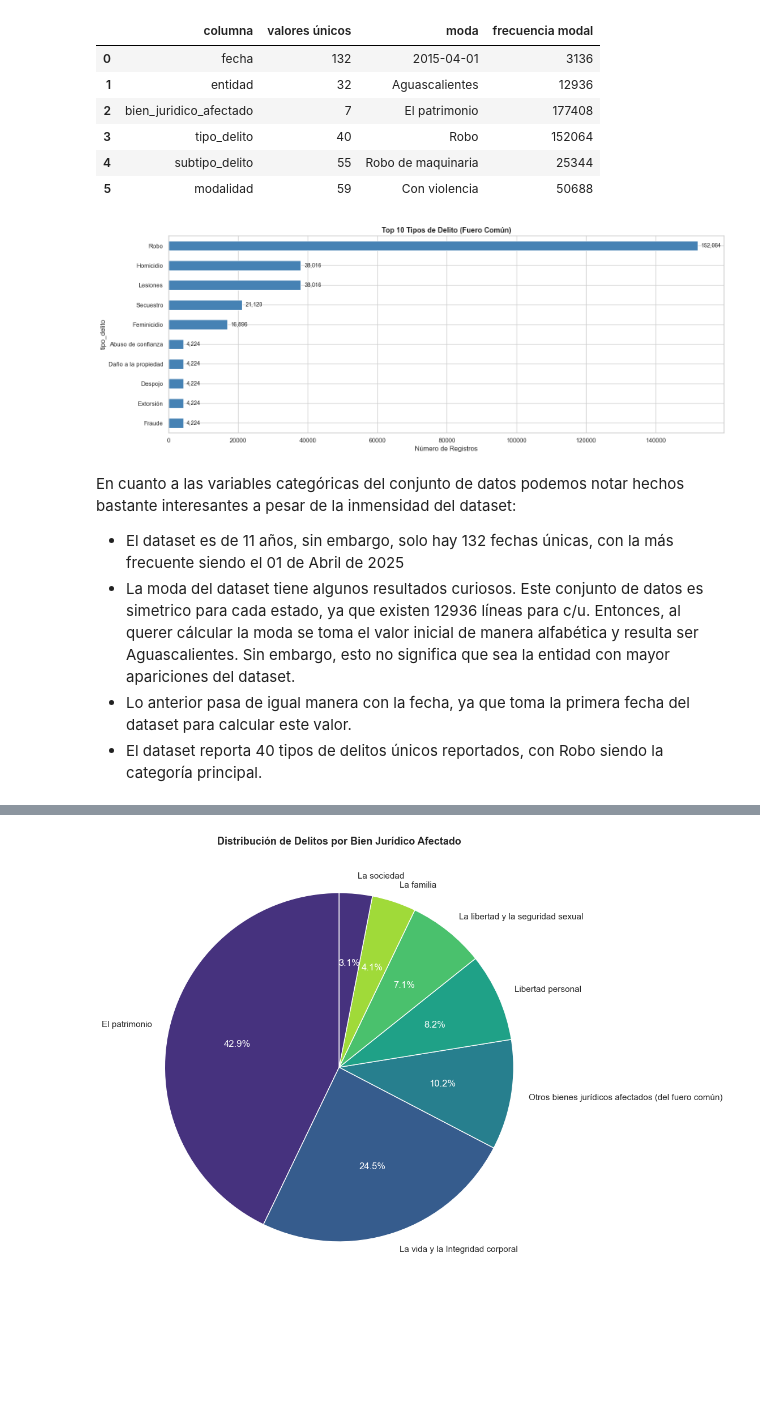
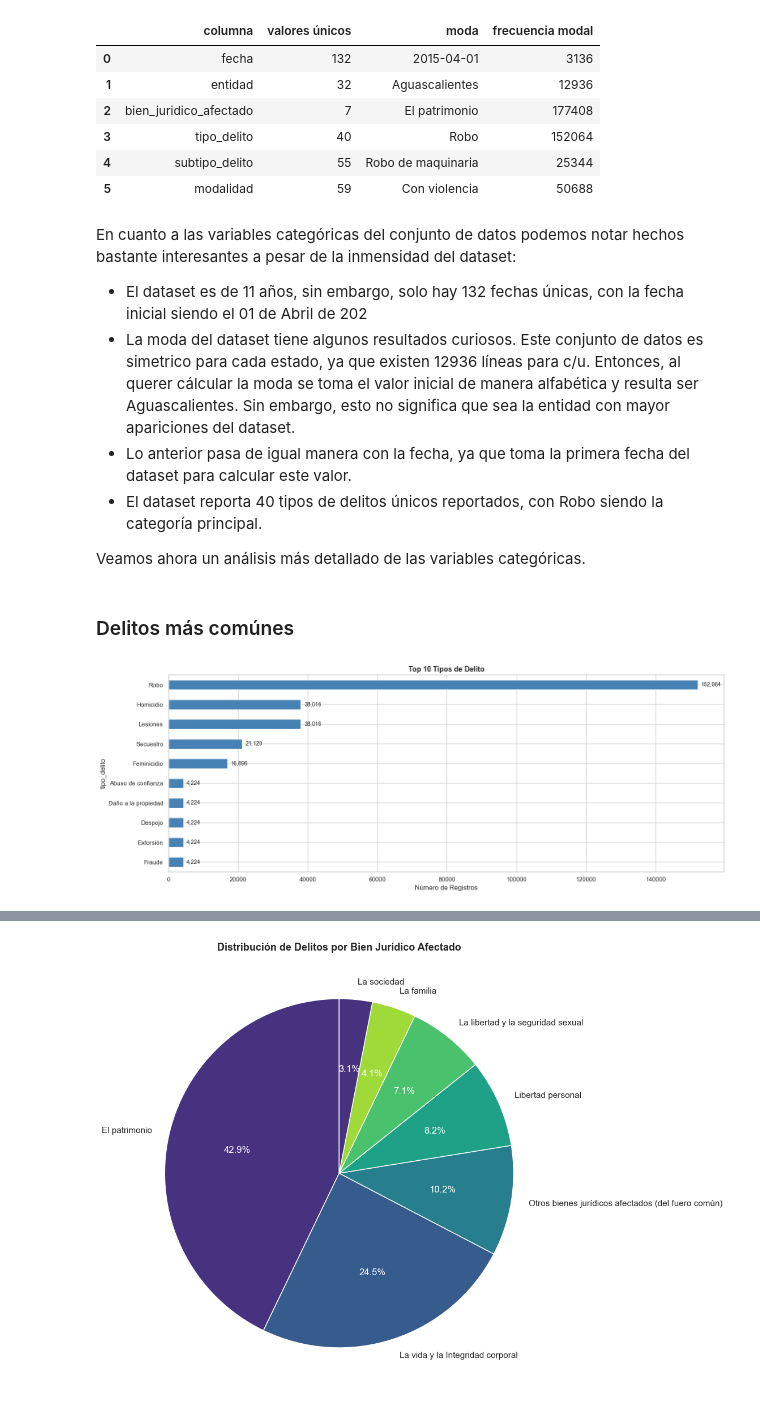
Before and after one commit to wallsified/proyecto-final-aymdd, a Jupyter notebook: notebooks/eda.ipynb, the cells around one changed output, grey strips where cells are left out. Saved outputs shown, nothing was run; the diff lists cells and outputs as text; code cells hidden in the pictures; blank space fills up the shorter version.

```diff
--- a/notebooks/eda.ipynb
+++ b/notebooks/eda.ipynb
@@ -114,26 +154,30 @@ stats.categorical_stats()
 | 3 | tipo_delito | 40 | Robo | 152064 |
 | 4 | subtipo_delito | 55 | Robo de maquinaria | 25344 |
 | 5 | modalidad | 59 | Con violencia | 50688 |
-# %%
-crime_counts = dataframe["tipo_delito"].value_counts().head(10)
-
-fig, ax = plt.subplots(figsize=(16, 6))
-crime_counts.plot(kind="barh", ax=ax, color="steelblue")
-ax.set_title("Top 10 Tipos de Delito (Fuero Común)", fontsize=13, fontweight="bold")
-ax.set_xlabel("Número de Registros")
-ax.invert_yaxis()
-
-# Añade valores en las barras
-for i, v in enumerate(crime_counts.values):
-    ax.text(v + 1000, i, f"{v:,}", va="center", fontsize=10)
-
-plt.tight_layout()
-plt.show()
-# %% [output]
-[figure, old version]
 # %% [markdown]
 En cuanto a las variables categóricas del conjunto de datos podemos notar hechos bastante interesantes a pesar de la inmensidad del dataset:
-- El dataset es de 11 años, sin embargo, solo hay 132 fechas únicas, con la más frecuente siendo el 01 de Abril de 2025
+- El dataset es de 11 años, sin embargo, solo hay 132 fechas únicas, con la fecha inicial siendo el 01 de Abril de 202
 - La moda del dataset tiene algunos resultados curiosos. Este conjunto de datos es simetrico para cada estado, ya que existen 12936 líneas para c/u. Entonces, al querer cálcular la moda se toma el valor inicial de manera alfabética y resulta ser Aguascalientes. Sin embargo, esto no significa que sea la entidad con mayor apariciones del dataset.
 - Lo anterior pasa de igual manera con la fecha, ya que toma la primera fecha del dataset para calcular este valor.
 - El dataset reporta 40 tipos de delitos únicos reportados, con Robo siendo la categoría principal.
+
+Veamos ahora un análisis más detallado de las variables categóricas.
+# %% [markdown]
+### Delitos más comúnes
+# %%
+crime_counts = dataframe["tipo_delito"].value_counts().head(10)
+
+fig, ax = plt.subplots(figsize=(16, 6))
+crime_counts.plot(kind="barh", ax=ax, color="steelblue")
+ax.set_title("Top 10 Tipos de Delito", fontsize=13, fontweight="bold")
+ax.set_xlabel("Número de Registros")
+ax.invert_yaxis()
+
+# Añade valores en las barras
+for i, v in enumerate(crime_counts.values):
+    ax.text(v + 1000, i, f"{v:,}", va="center", fontsize=10)
+
+plt.tight_layout()
+plt.show()
+# %% [output]
+[figure, new version]
```
Also changed, not shown: parts of 32 cells of this notebook.
